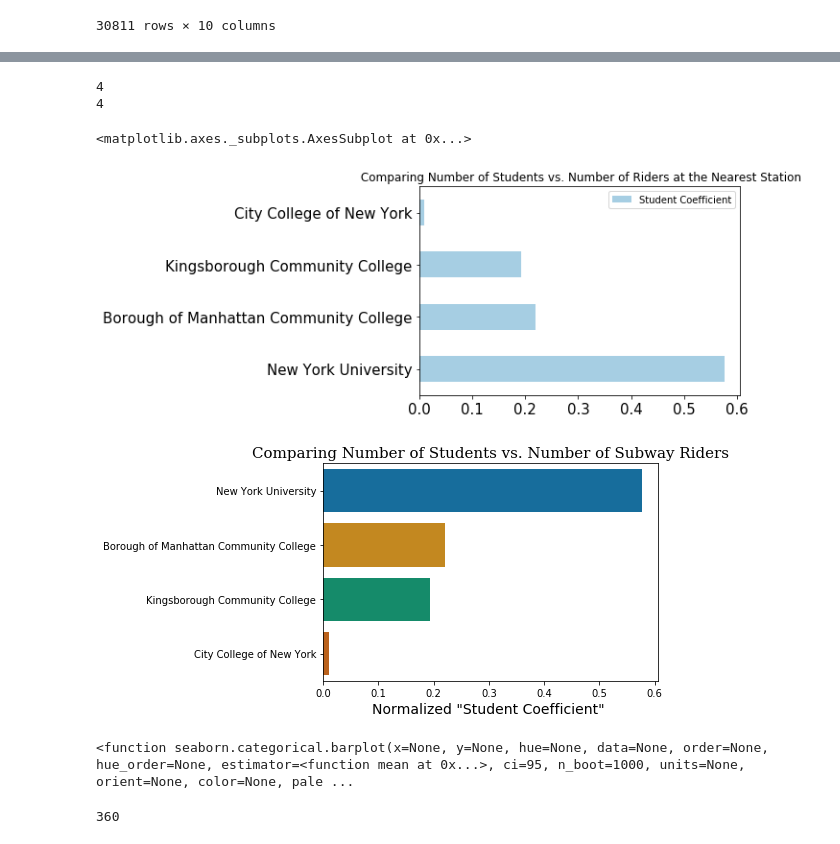
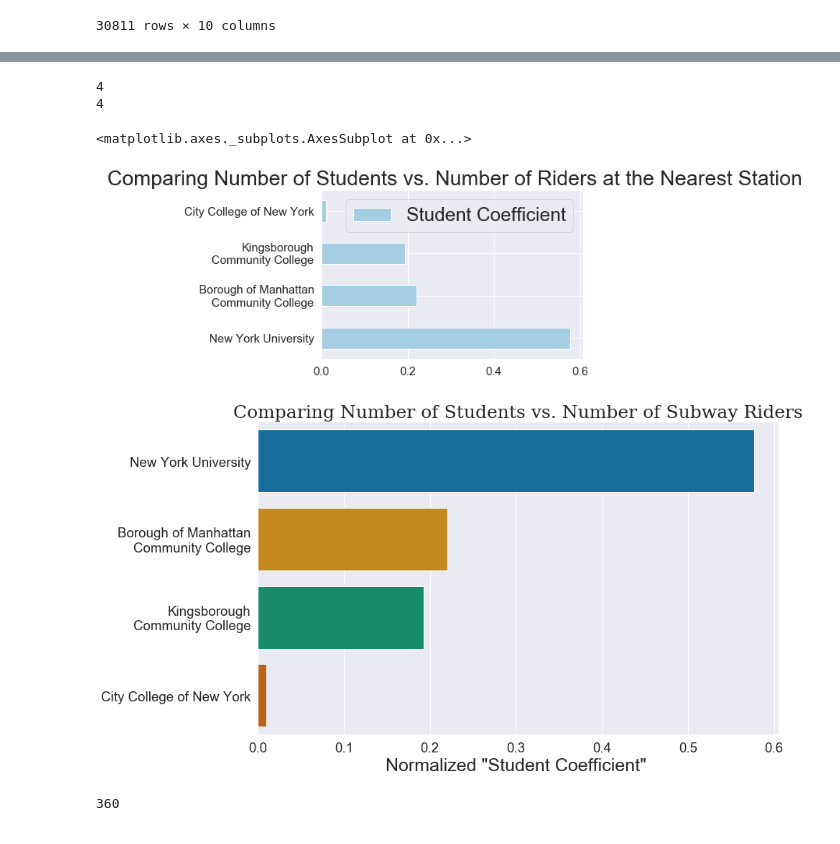
Before and after one commit to jeremyrchow/metis_proj_1, a Jupyter notebook: processed_data/Differences_Notebook_Students_Vs_Commuters.ipynb, the cells around one changed output, grey strips where cells are left out. Drawn from its saved outputs; the diff is of its cells as text; code cells hidden in the pictures.

```diff
--- a/processed_data/Differences_Notebook_Students_Vs_Commuters.ipynb
+++ b/processed_data/Differences_Notebook_Students_Vs_Commuters.ipynb
@@ -376,48 +403,47 @@ nyc_city_college_station145
 # %%
 new_york_uni_coeff =  new_york_uni_num / new_york_uni
 borough_cc_coeff =  borough_num_students / borough_cc
 sheepshead_coeff = sheepshead_num_students / sheepshead
 nyc_city_college_coeff= nyc_city_college_num_students / nyc_city_college_station145.mean()
 not_normalized_coeff = np.array([new_york_uni_coeff,borough_cc_coeff,sheepshead_coeff,nyc_city_college_coeff])
-name_of_university = ['New York University','Borough of Manhattan Community College',\
-                      'Kingsborough Community College','City College of New York']
+name_of_university = ['New York University','Borough of Manhattan\nCommunity College',\
+                      'Kingsborough\nCommunity College','City College of New York']
 coeff_normalizing_sum = sum(not_normalized_coeff)
 normalized_coeffs=not_normalized_coeff / coeff_normalizing_sum
 print(len(name_of_university))
 print(len(normalized_coeffs))
 student_coefficient = pd.DataFrame(normalized_coeffs,columns = ["Student Coefficient"]).sort_values(by='Student Coefficient',ascending = False)
 student_coefficient.index =name_of_university
 
 fig = plt.figure
 fig.title_fontsize = 10
 student_coefficient.plot(kind='barh', \
                          title = ''' Comparing Number of Students vs. Number of Riders at the Nearest Station''',\
                          fontsize = 15,
                          stacked = True,
                          colormap = 'Paired')
 # %% [output]
 4
 4
 <matplotlib.axes._subplots.AxesSubplot at 0x...>
-[figure, old version]
+[figure, new version]
 # %%
+plt.figure(figsize=(13,8))
+
+sns.set(font_scale = 1.7)
 fig_students_vs_subway_riders = sns.barplot(y= 'index',x = 'Student Coefficient',\
             data = student_coefficient.reset_index(),orient = 'h', label = 'big',\
             palette = sns.color_palette("colorblind", 5))
 #fig_students_vs_subway_riders.set(title = 'Comparing Number of Students vs. Number of Subway Riders',\
  #                                ylabel = '')
-plt.title('Comparing Number of Students vs. Number of Subway Riders', family='serif',fontsize = 15,loc='center',)
+
+plt.title('Comparing Number of Students vs. Number of Subway Riders', family='serif',fontsize = 25,loc='center',)
 plt.ylabel('',fontsize = 2)
-plt.xlabel('''Normalized "Student Coefficient" ''',fontsize = 14)
-
+plt.xlabel('''Normalized "Student Coefficient" ''',fontsize = 25)
 export_fig = fig_students_vs_subway_riders.get_figure()
-export_fig.savefig("./export_fig.svg", format =  "svg")
+export_fig.savefig("./export_fig.png", format =  "png",bbox_inches = 'tight')
 # %% [output]
-[figure, old version]
+[figure, new version]
-# %%
-sns.barplot
-# %% [output]
-<function seaborn.categorical.barplot(x=None, y=None, hue=None, data=None, order=None, hue_order=None, estimator=<function mean at 0x...>, ci=95, n_boot=1000, units=None, orient=None, color=None, pale ...
 # %%
 # df3.loc[(df3['station'].str.contains('SHEEP'))]
 # %%
```
Also changed, not shown: parts of 2 cells of this notebook, 3 other files.
